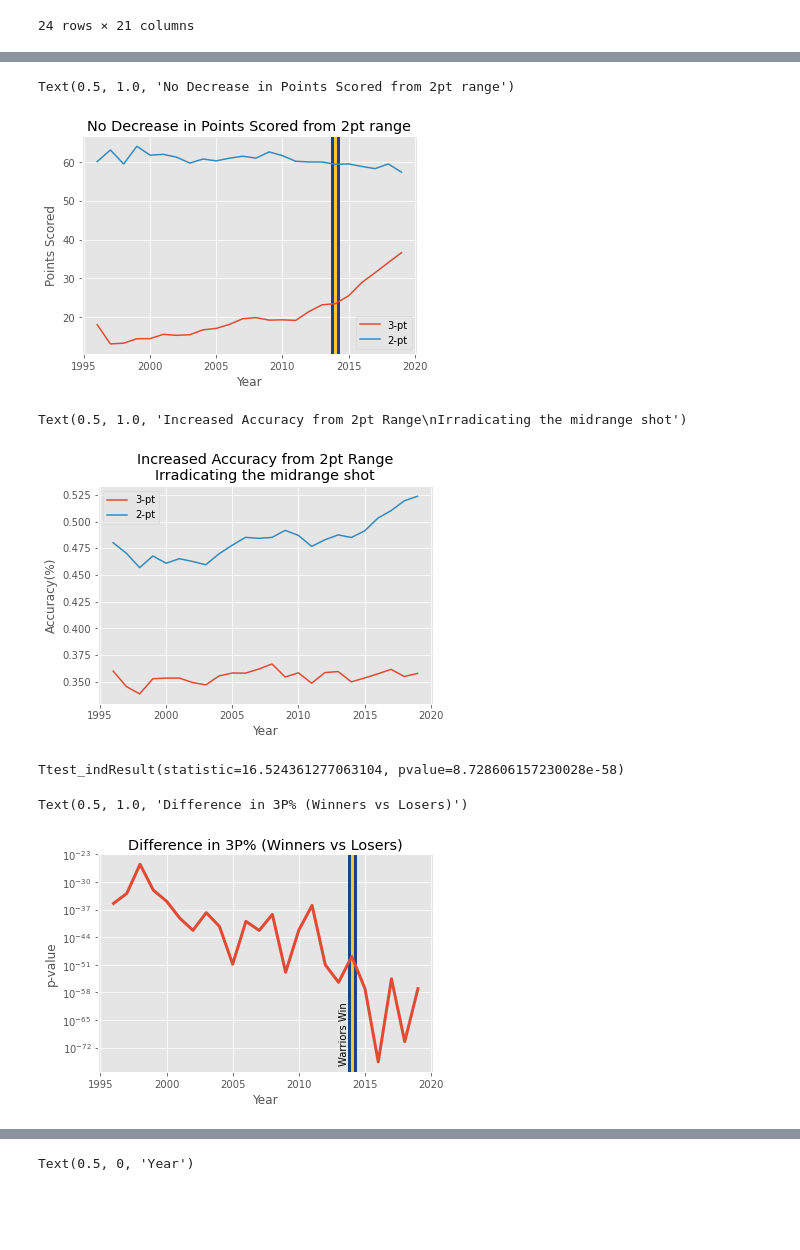
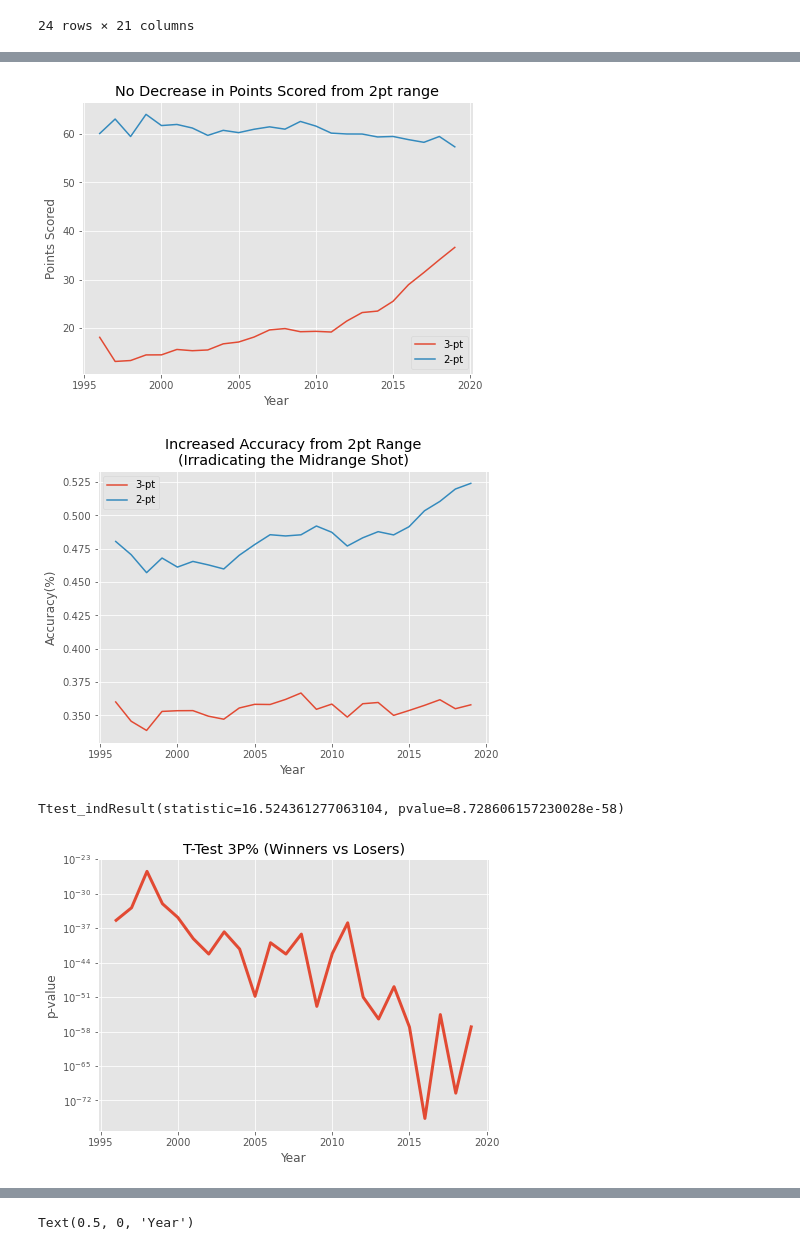
Before and after one commit to Nick-Henderson/nba-3pt-analysis, a Jupyter notebook: nba-eda.ipynb, the cells around one changed output, grey strips where cells are left out. Cells and saved outputs as stored; diff of their text form; code cells hidden in the pictures; blank space fills up the shorter version.

```diff
--- a/nba-eda.ipynb
+++ b/nba-eda.ipynb
@@ -43,3 +43,18 @@ Index(['TEAM', 'MATCH UP', 'GAME DATE', 'W/L', 'MIN', 'PTS', 'FGM', 'FGA',
        'FG%', '3PM', '3PA', '3P%', 'FTM', 'FTA', 'FT%', 'OREB', 'DREB', 'REB',
        'AST', 'TOV', 'STL', 'BLK', 'PF', '+/-', 'SEASON'],
       dtype='object')
+# %%
+# Extracting opponent
+nba['OPPONENT'] = nba['MATCH UP'].str[-3:]
+# Extracting home/away
+conditions = [
+            (nba['MATCH UP'].str[4] == 'v'),
+            (nba['MATCH UP'].str[4] == '@')
+            ]
+values = ['HOME', 'AWAY']
+nba['HOME/AWAY'] = np.select(conditions, values)
+
+#Reordering columns and excluding obsolete MATCH UP column
+nba = nba[['TEAM','HOME/AWAY','OPPONENT','GAME DATE', 'W/L', 'MIN', 'PTS', 'FGM', 'FGA',
+       'FG%', '3PM', '3PA', '3P%', 'FTM', 'FTA', 'FT%', 'OREB', 'DREB', 'REB',
+       'AST', 'TOV', 'STL', 'BLK', 'PF', '+/-', 'SEASON']]
@@ -172,27 +227,26 @@ Text(0.5, 1.0, 'Increase in 3pt attempts\nDecrease in 2pt attempts')
 # %%
-fig,ax = plt.subplots()
-ax.axvline(2014,color='#1D428A',linewidth=9)
-ax.axvline(2014,color='#FFC72C',linewidth=3)
+fig,ax = plt.subplots(figsize=(7,5))
+
 ax.plot(avgs['SEASON'],avgs['3PM']*3,label='3-pt')
 ax.plot(avgs['SEASON'],(avgs['FGM']-avgs['3PM'])*2,label='2-pt')
 ax.set_xlabel('Year')
 ax.set_ylabel('Points Scored')
 ax.legend()
 ax.set_title('No Decrease in Points Scored from 2pt range')
+plt.savefig('plots/num_points_scored.png')
 # %% [output]
-Text(0.5, 1.0, 'No Decrease in Points Scored from 2pt range')
-[figure, old version]
+[figure, new version]
 # %%
-fig,ax = plt.subplots()
+fig,ax = plt.subplots(figsize=(7,5))
 ax.plot(avgs['SEASON'],avgs['3PM']/avgs['3PA'],label='3-pt')
 ax.plot(avgs['SEASON'],(avgs['FGM']-avgs['3PM'])/(avgs['FGA']-avgs['3PA']),label='2-pt')
 ax.set_xlabel('Year')
 ax.set_ylabel('Accuracy(%)')
 ax.legend()
-ax.set_title('Increased Accuracy from 2pt Range\nIrradicating the midrange shot')
+ax.set_title('Increased Accuracy from 2pt Range\n(Irradicating the Midrange Shot)')
+plt.savefig('plots/accuracy.png')
 # %% [output]
-Text(0.5, 1.0, 'Increased Accuracy from 2pt Range\nIrradicating the midrange shot')
-[figure, old version]
+[figure, new version]
 # %%
 stats.ttest_ind(win[win['SEASON']==2019]['3P%'],lose[lose['SEASON']==2019]['3P%'])
 # %% [output]
@@ -200,18 +254,19 @@ Ttest_indResult(statistic=16.524361277063104, pvalue=8.728606157230028e-58)
 # %%
 years = list(range(1996,2020))
 ttests = []
 for year in years:
     pval = stats.ttest_ind(win[win['SEASON']==year]['3P%'],lose[lose['SEASON']==year]['3P%'])[1]
     ttests.append(pval)
-fig, ax = plt.subplots()
-ax.axvline(2014,color='#1D428A',linewidth=9)
-ax.axvline(2014,color='#FFC72C',linewidth=3)
+fig, ax = plt.subplots(figsize=(7,5))
+# ax.axvline(2014,color='#006BB6',linewidth=6)
+# ax.axvline(2014,color='#FDB927',linewidth=2)
 ax.plot(years,ttests,linewidth=3)
-plt.text(2013,10**(-76),'Warriors Win',rotation=90)
+# plt.text(2013,10**(-76),'Warriors Win',rotation=90)
 ax.set_yscale('log')
 ax.set_xlabel('Year')
 ax.set_ylabel('p-value')
-ax.set_title('Difference in 3P% (Winners vs Losers)')
+ax.set_title('T-Test 3P% (Winners vs Losers)')
+#plt.savefig('plots/ttest_3ppct')
+#plt.savefig('plots/ttest_3ppct_warriors')
 # %% [output]
-Text(0.5, 1.0, 'Difference in 3P% (Winners vs Losers)')
-[figure, old version]
+[figure, new version]
```
Also changed, not shown: parts of 51 cells of this notebook, 17 other files.
